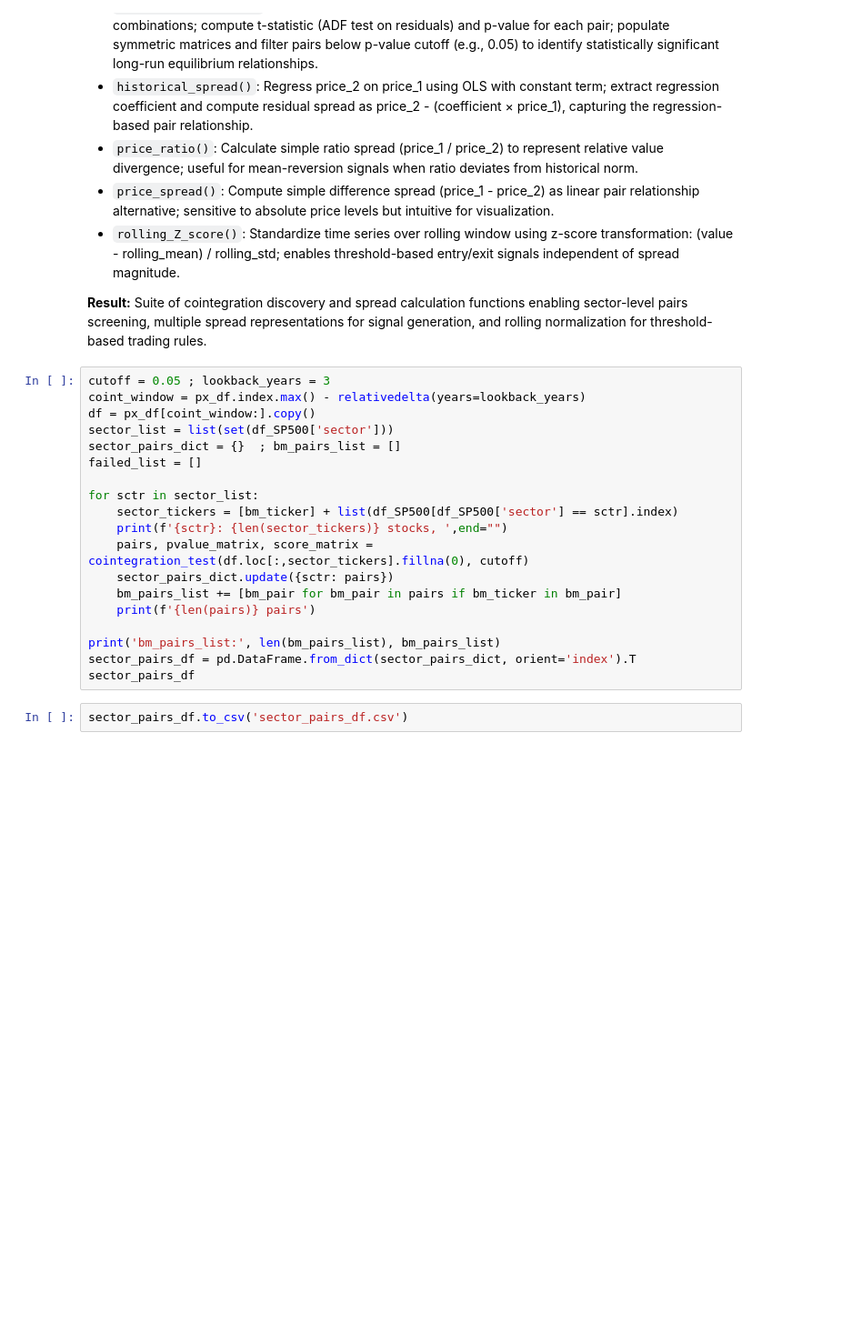
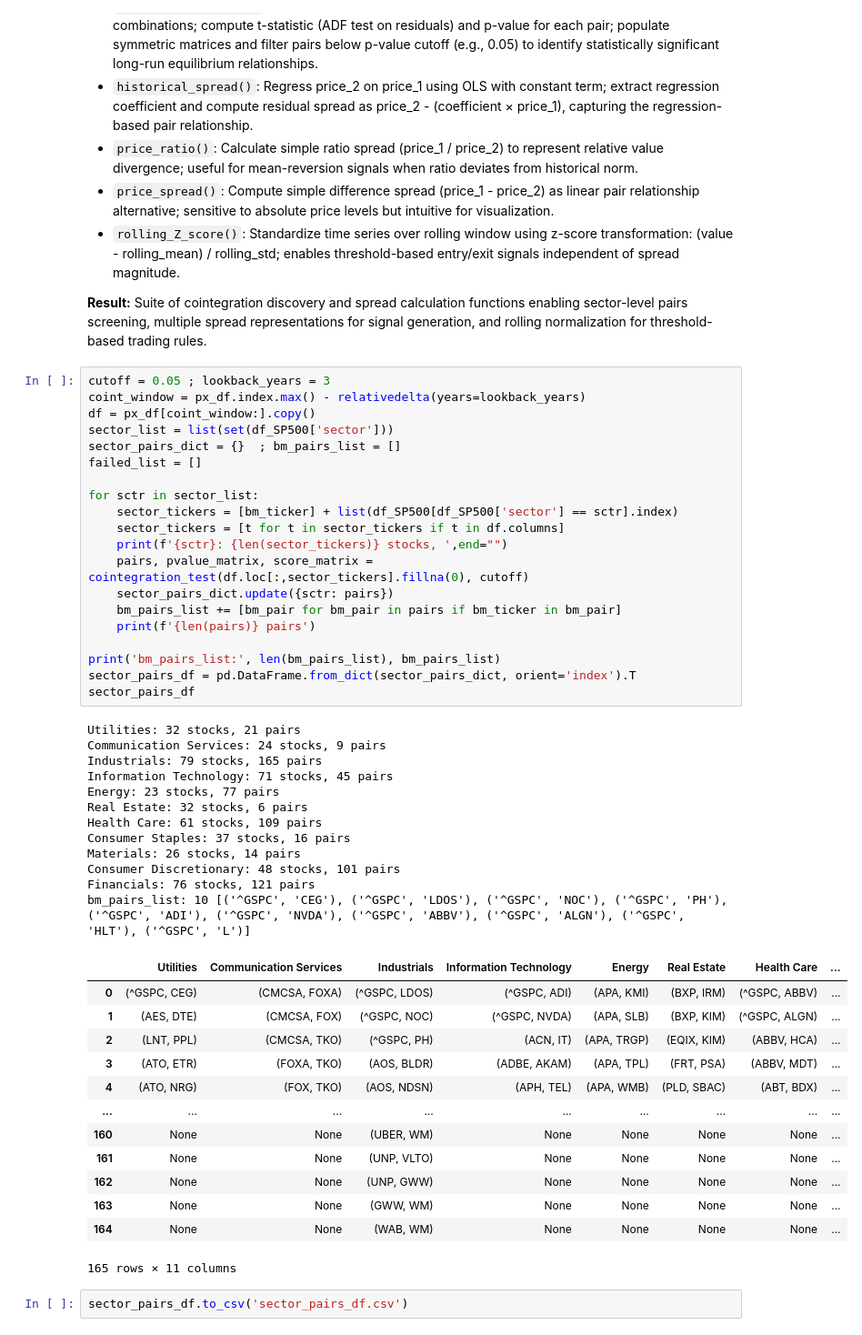
Before and after one commit to PacktPublishing/Algorithmic-Short-Selling-with-Python_Second-Edition, a Jupyter notebook: Chapter 5 Trading Edge.ipynb, the cells around one changed output. Shown at 91% size. Saved outputs shown, nothing was run; the diff lists cells and outputs as text; blank space fills up the shorter version.

```diff
--- a/Chapter 5 Trading Edge.ipynb
+++ b/Chapter 5 Trading Edge.ipynb
@@ -406,22 +406,49 @@ def rolling_Z_score(df, t):
 # %%
 cutoff = 0.05 ; lookback_years = 3
 coint_window = px_df.index.max() - relativedelta(years=lookback_years)
 df = px_df[coint_window:].copy()
 sector_list = list(set(df_SP500['sector']))
 sector_pairs_dict = {}  ; bm_pairs_list = []
 failed_list = []
 
 for sctr in sector_list:
     sector_tickers = [bm_ticker] + list(df_SP500[df_SP500['sector'] == sctr].index)
+    sector_tickers = [t for t in sector_tickers if t in df.columns]
     print(f'{sctr}: {len(sector_tickers)} stocks, ',end="")
     pairs, pvalue_matrix, score_matrix = cointegration_test(df.loc[:,sector_tickers].fillna(0), cutoff)
     sector_pairs_dict.update({sctr: pairs})
     bm_pairs_list += [bm_pair for bm_pair in pairs if bm_ticker in bm_pair]
     print(f'{len(pairs)} pairs')
 
 print('bm_pairs_list:', len(bm_pairs_list), bm_pairs_list)
 sector_pairs_df = pd.DataFrame.from_dict(sector_pairs_dict, orient='index').T
 sector_pairs_df
+# %% [output]
+Utilities: 32 stocks, 21 pairs
+Communication Services: 24 stocks, 9 pairs
+Industrials: 79 stocks, 165 pairs
+Information Technology: 71 stocks, 45 pairs
+Energy: 23 stocks, 77 pairs
+Real Estate: 32 stocks, 6 pairs
+Health Care: 61 stocks, 109 pairs
+Consumer Staples: 37 stocks, 16 pairs
+Materials: 26 stocks, 14 pairs
+Consumer Discretionary: 48 stocks, 101 pairs
+Financials: 76 stocks, 121 pairs
+bm_pairs_list: 10 [('^GSPC', 'CEG'), ('^GSPC', 'LDOS'), ('^GSPC', 'NOC'), ('^GSPC', 'PH'), ('^GSPC', 'ADI'), ('^GSPC', 'NVDA'), ('^GSPC', 'ABBV'), ('^GSPC', 'ALGN'), ('^GSPC', 'HLT'), ('^GSPC', 'L')]
+|  | Utilities | Communication Services | Industrials | Information Technology | Energy | Real Estate | Health Care | ... |
+| 0 | (^GSPC, CEG) | (CMCSA, FOXA) | (^GSPC, LDOS) | (^GSPC, ADI) | (APA, KMI) | (BXP, IRM) | (^GSPC, ABBV) | ... |
+| 1 | (AES, DTE) | (CMCSA, FOX) | (^GSPC, NOC) | (^GSPC, NVDA) | (APA, SLB) | (BXP, KIM) | (^GSPC, ALGN) | ... |
+| 2 | (LNT, PPL) | (CMCSA, TKO) | (^GSPC, PH) | (ACN, IT) | (APA, TRGP) | (EQIX, KIM) | (ABBV, HCA) | ... |
+| 3 | (ATO, ETR) | (FOXA, TKO) | (AOS, BLDR) | (ADBE, AKAM) | (APA, TPL) | (FRT, PSA) | (ABBV, MDT) | ... |
+| 4 | (ATO, NRG) | (FOX, TKO) | (AOS, NDSN) | (APH, TEL) | (APA, WMB) | (PLD, SBAC) | (ABT, BDX) | ... |
+| ... | ... | ... | ... | ... | ... | ... | ... | ... |
+| 160 | None | None | (UBER, WM) | None | None | None | None | ... |
+| 161 | None | None | (UNP, VLTO) | None | None | None | None | ... |
+| 162 | None | None | (UNP, GWW) | None | None | None | None | ... |
+| 163 | None | None | (GWW, WM) | None | None | None | None | ... |
+| 164 | None | None | (WAB, WM) | None | None | None | None | ... |
+165 rows × 11 columns
 # %%
 sector_pairs_df.to_csv('sector_pairs_df.csv')
 # %%
```
Also changed, not shown: parts of 14 cells of this notebook.
